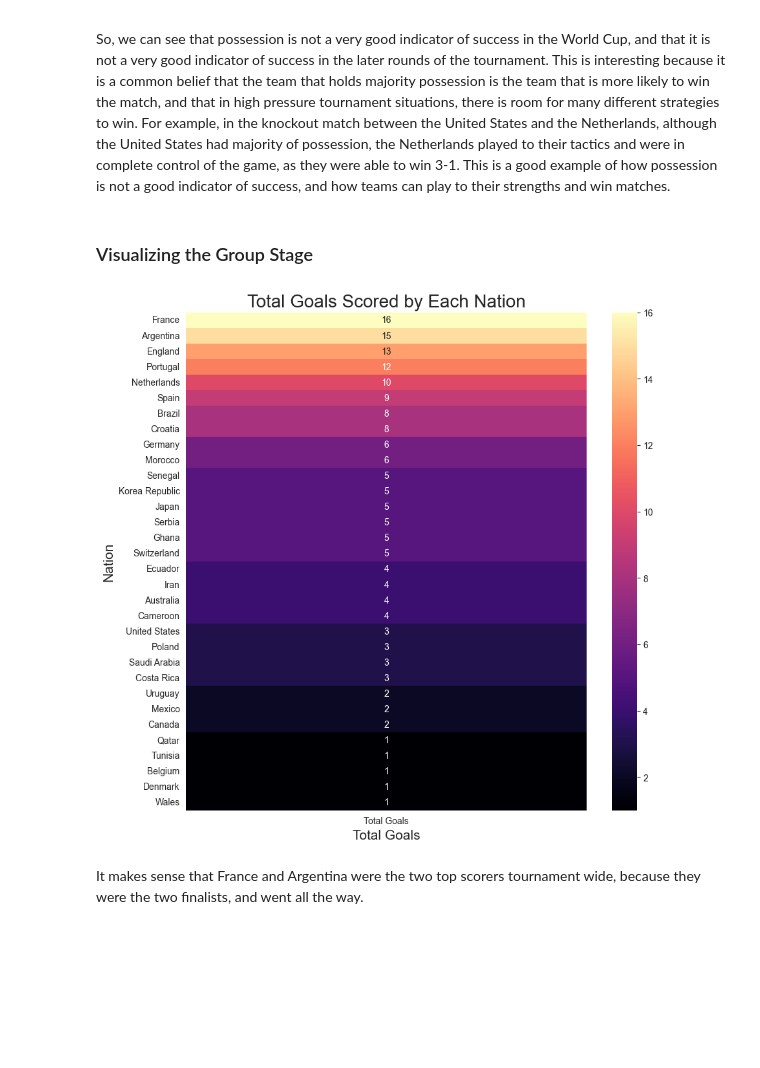
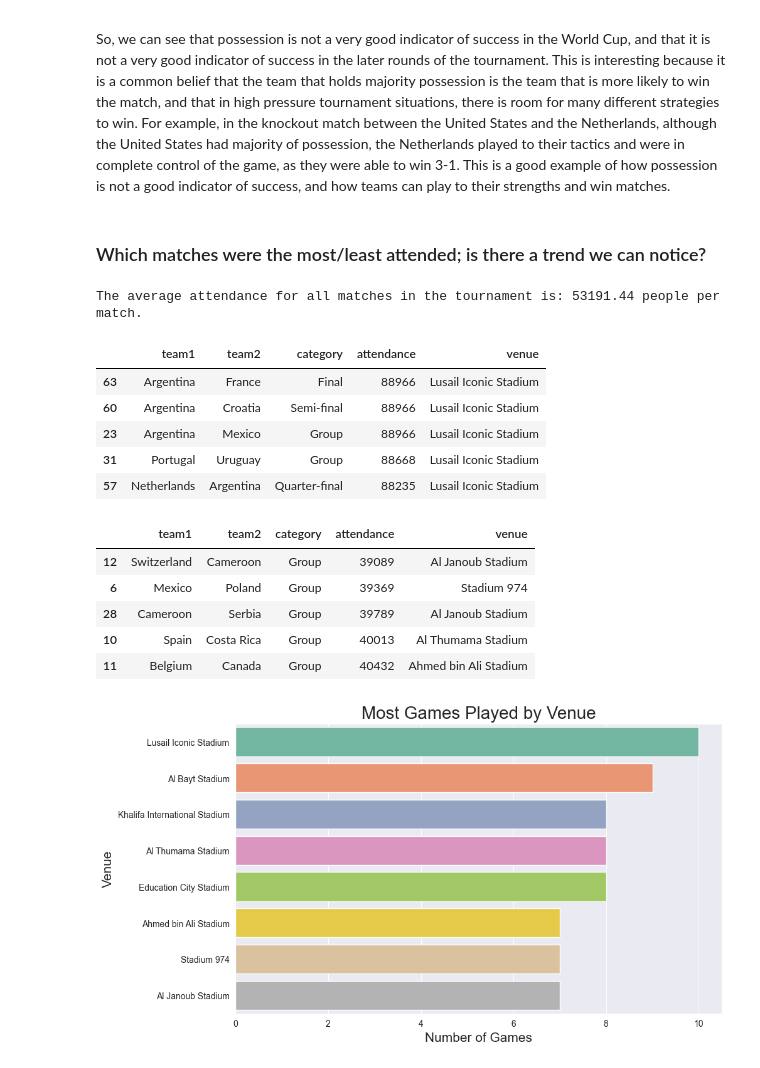
Before and after one commit to ccvale/2022-Qatar-World-Cup-Analysis, a Jupyter notebook: worldcup.ipynb, the cells around one changed output. Drawn from its saved outputs; the diff is of its cells as text; code cells hidden in the pictures; blank space fills up the shorter version.

```diff
--- a/worldcup.ipynb
+++ b/worldcup.ipynb
@@ -94,6 +100,13 @@ matches['category'] = matches['category'].apply(lambda x: x[:-2] if 'Group' in x
 matches['possession team1'] = matches['possession team1'].str[:-1].astype(int)
 matches['possession team2'] = matches['possession team2'].str[:-1].astype(int)
 matches['possession in contest'] = matches['possession in contest'].str[:-1].astype(int)
+
+matches2 = pd.read_csv('data/match_data.csv')[['home_team', 'away_team', 'attendance', 'venue', 'home_formation', 'away_formation']]
+matches2 = matches2.rename(columns={'home_team': 'team1', 'away_team': 'team2', 'home_formation': 'formation team1', 'away_formation': 'formation team2'})
+matches2['team1'] = matches2['team1'].replace('IR Iran', 'Iran')
+matches2['team2'] = matches2['team2'].replace('IR Iran', 'Iran')
+
+matches = matches.merge(matches2, on=['team1', 'team2'], how='left')
 # %%
 matches['category'].unique()
 # %% [output]
@@ -788,0 +814,13 @@ plt.show()
+# %%
+matches['total_fouls'] = matches['fouls against team1'] + matches['fouls against team2']
+
+plt.figure(figsize=(10, 6))
+sns.set_style('darkgrid')
+sns.scatterplot(data=matches, x=matches.index, y='total_fouls', hue='category')
+
+plt.legend(bbox_to_anchor=(1.05, 1), loc=2, borderaxespad=0.)
+plt.title('Total Fouls Committed in Each Match grouped by Round', fontsize=20)
+plt.xlabel('Match', fontsize=15)
+plt.ylabel('Total Fouls', fontsize=15)
+plt.show()
+# different kind of plot??
@@ -792,6 +834,7 @@ A trend we're able to see here is that a majority of matches throughout the tour
 matches['possession win'] = ''
 possession_wins = 0
 possession_losses = 0
+possession_draws = 0
 for i, row in matches.iterrows():
     if row['number of goals team1'] != row['number of goals team2']:
         if (row['possession team1'] > row['possession team2'] and row['number of goals team1'] > row['number of goals team2']) or (row['possession team2'] > row['possession team1'] and row['number of goals team2'] > row['number of goals team1']):
@@ -802,6 +845,7 @@ for i, row in matches.iterrows():
             matches.at[i, 'possession win'] = 'Loss'
     else:
         matches.at[i, 'possession win'] = 'Draw'
+        possession_draws += 1
 
-print(f'Teams with more possession won {possession_wins} games, and lost {possession_losses} games.')
+print(f'Teams with more possession won {possession_wins} games, drew {possession_draws} games, and lost {possession_losses} games.')
 # %% [output]
@@ -834,19 +878,43 @@ We can see that broken down by round:
 - The third place match resulted in a loss for the team that held majority possession
 
 So, we can see that possession is not a very good indicator of success in the World Cup, and that it is not a very good indicator of success in the later rounds of the tournament. This is interesting because it is a common belief that the team that holds majority possession is the team that is more likely to win the match, and that in high pressure tournament situations, there is room for many different strategies to win. For example, in the knockout match between the United States and the Netherlands, although the United States had majority of possession, the Netherlands played to their tactics and were in complete control of the game, as they were able to win 3-1. This is a good example of how possession is not a good indicator of success, and how teams can play to their strengths and win matches.
-# %% [markdown]
-### Visualizing the Group Stage
+# %% [markdown]
+### Which matches were the most/least attended; is there a trend we can notice?
+# %%
+print(f'The average attendance for all matches in the tournament is: {round(matches["attendance"].mean(),2)} people per match.')
+# %% [output]
+The average attendance for all matches in the tournament is: 53191.44 people per match.
+# %%
+# visualize the top 5 matches with attendance
+top_5_attendance = matches.sort_values('attendance', ascending=False).head(5)
+top_5_attendance[['team1', 'team2', 'category', 'attendance', 'venue']]
+# %% [output]
+|  | team1 | team2 | category | attendance | venue |
+| 63 | Argentina | France | Final | 88966 | Lusail Iconic Stadium |
+| 60 | Argentina | Croatia | Semi-final | 88966 | Lusail Iconic Stadium |
+| 23 | Argentina | Mexico | Group | 88966 | Lusail Iconic Stadium |
+| 31 | Portugal | Uruguay | Group | 88668 | Lusail Iconic Stadium |
+| 57 | Netherlands | Argentina | Quarter-final | 88235 | Lusail Iconic Stadium |
+# %%
+# visualize the top 5 matches with attendance
+bottom5 = matches.sort_values('attendance', ascending=True).head(5)
+bottom5[['team1', 'team2', 'category', 'attendance', 'venue']]
+# %% [output]
+|  | team1 | team2 | category | attendance | venue |
+| 12 | Switzerland | Cameroon | Group | 39089 | Al Janoub Stadium |
+| 6 | Mexico | Poland | Group | 39369 | Stadium 974 |
+| 28 | Cameroon | Serbia | Group | 39789 | Al Janoub Stadium |
+| 10 | Spain | Costa Rica | Group | 40013 | Al Thumama Stadium |
+| 11 | Belgium | Canada | Group | 40432 | Ahmed bin Ali Stadium |
 # %%
-# create a heatmap using the Total Goals column
-plt.figure(figsize=(10, 10))
+# create a graph to visualize the most games played by venue
+plt.figure(figsize=(10, 6))
 sns.set_style('darkgrid')
+sns.countplot(y='venue', data=matches, order=matches['venue'].value_counts().index, palette='Set2')
 
-sns.heatmap(countries[['Total Goals']].sort_values(by='Total Goals', ascending=False), annot=True, cmap='magma')
-plt.title('Total Goals Scored by Each Nation', fontsize=20)
-plt.xlabel('Total Goals', fontsize=15)
-plt.ylabel('Nation', fontsize=15)
+plt.title('Most Games Played by Venue', fontsize=20)
+plt.xlabel('Number of Games', fontsize=15)
+plt.ylabel('Venue', fontsize=15)
 plt.show()
 # %% [output]
-[figure, old version]
+[figure, new version]
-# %% [markdown]
-It makes sense that France and Argentina were the two top scorers tournament wide, because they were the two finalists, and went all the way.
```
Also changed, not shown: parts of 30 cells of this notebook, 4 other files.
